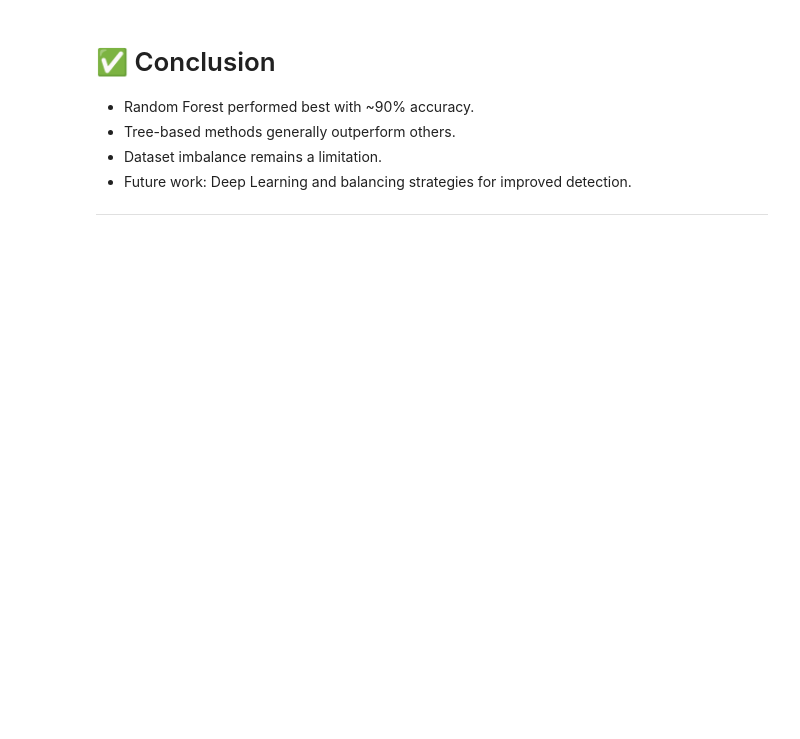
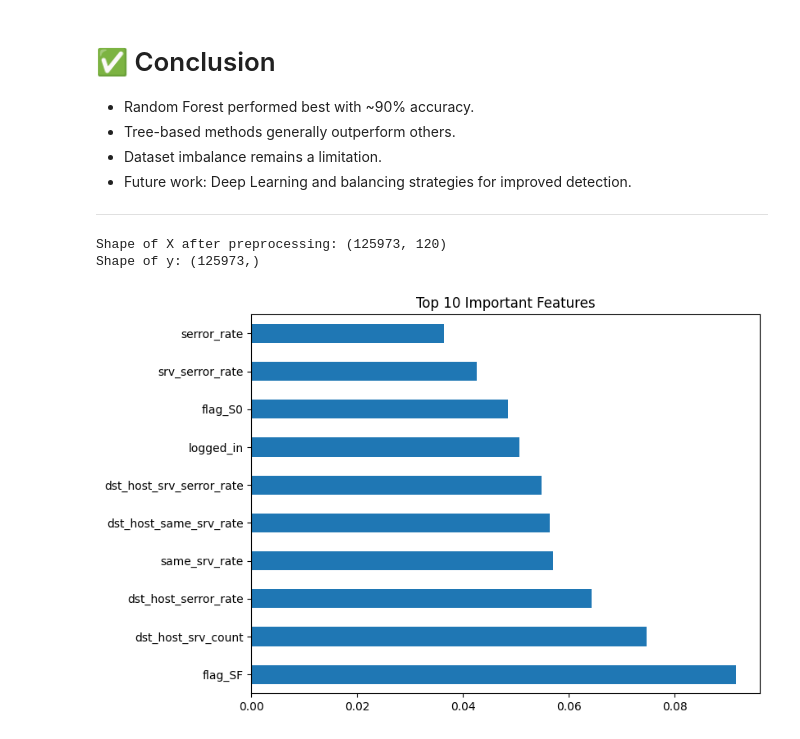
Before and after one commit to iamkr07/TechExplore2k25, a Jupyter notebook: Intrusion_Detection_Colab.ipynb, the cells around one changed output. Drawn from its saved outputs; the diff is of its cells as text; code cells hidden in the pictures; blank space fills up the shorter version.

```diff
--- a/Intrusion_Detection_Colab.ipynb
+++ b/Intrusion_Detection_Colab.ipynb
@@ -106,3 +160,37 @@ plt.show()
 - Future work: Deep Learning and balancing strategies for improved detection.
 
 ---
+# %%
+# Step 4: Preprocessing
+X = df.drop('label', axis=1)
+y = df['label'].apply(lambda x: 0 if x == 'normal' else 1)  # 0=Normal, 1=Attack
+
+# Select categorical and numerical features
+categorical_features = X.select_dtypes(include=['object']).columns
+numerical_features = X.select_dtypes(exclude=['object']).columns
+
+# Apply one-hot encoding to categorical features
+X = pd.get_dummies(X, columns=categorical_features, drop_first=True)
+
+# Scale numerical features
+scaler = StandardScaler()
+X[numerical_features] = scaler.fit_transform(X[numerical_features])
+
+
+print("Shape of X after preprocessing:", X.shape)
+print("Shape of y:", y.shape)
+# %% [output]
+Shape of X after preprocessing: (125973, 120)
+Shape of y: (125973,)
+# %%
+# Step 5: Feature Importance using Extra Trees
+etc = ExtraTreesClassifier()
+etc.fit(X, y)
+importances = etc.feature_importances_
+
+feat_importances = pd.Series(importances, index=X.columns)
+feat_importances.nlargest(10).plot(kind='barh', figsize=(8,6))
+plt.title("Top 10 Important Features")
+plt.show()
+# %% [output]
+[figure, added]
```
Also changed, not shown: parts of 7 cells of this notebook.
